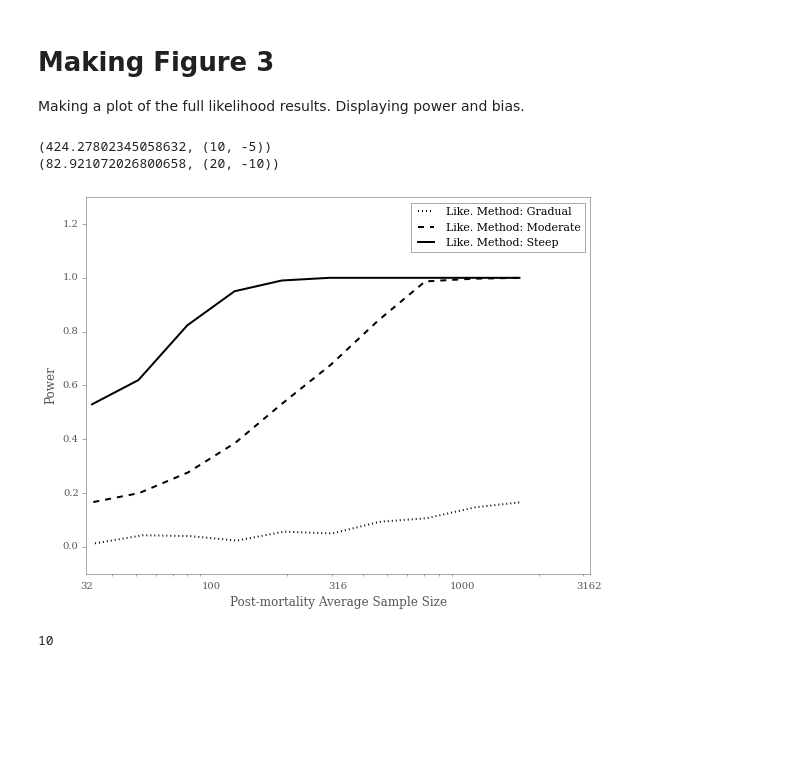
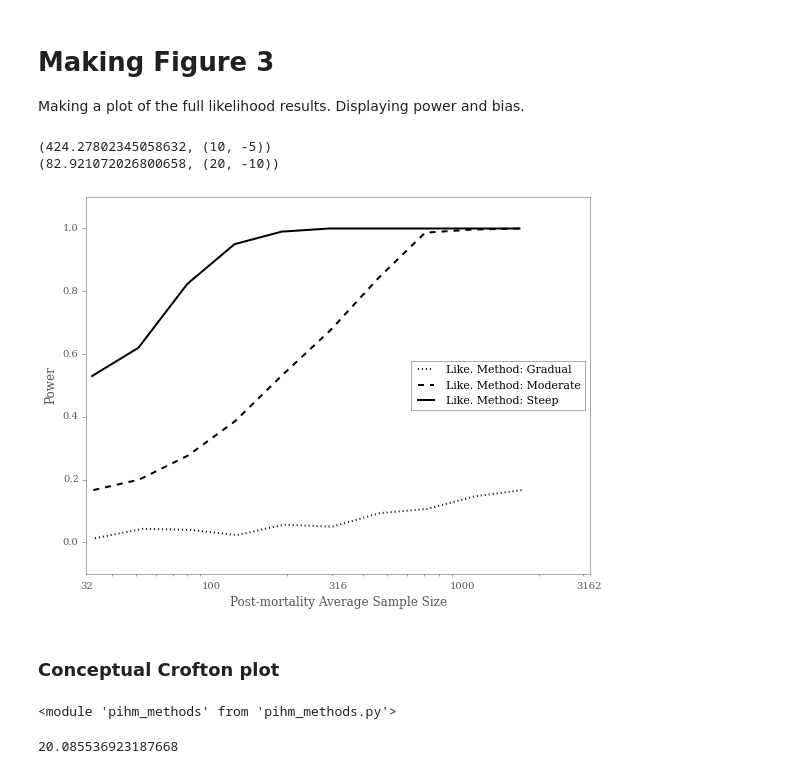
Before and after one commit to mqwilber/parasite_mortality, a Jupyter notebook: code/manuscript_plots.ipynb, the cells around one changed output. Saved outputs shown, nothing was run; the diff lists cells and outputs as text; code cells hidden in the pictures; blank space fills up the shorter version.

```diff
--- a/code/manuscript_plots.ipynb
+++ b/code/manuscript_plots.ipynb
@@ -373,7 +377,7 @@ colors = ["black", "grey", "green"]
 linestyle = [":", "--", "-"]
 ld50_descrip = ["Gradual", "Moderate", "Steep"]
 lm_color = "black"  # Likelihood method color
-am_color = "#E0E0E0"  # Adjei method color
+am_color = "#B8B8B8"  # Adjei method color
 
 params = ['a', 'ld50']
 pretty_params = ['$a$', '$LD_{50}$']
@@ -490,35 +494,35 @@ for i, param in enumerate(params):
             power_ax.plot(like_res.N, like_res.p, color=lm_color, ls=linestyle[j], label=like_label, lw=2)
             interp_fxn = interp1d(like_res.N, like_res.p)
             vals = np.linspace(np.min(like_res.N), np.max(like_res.N), 200)
 
             try:
                 gt = vals[interp_fxn(vals) > 0.8][0]
                 print (gt, ld50)
             except:
                 pass
 
 
         else:
             ld50_ax.plot(like_res.N, like_res.b, color=lm_color, ls=linestyle[j], label=like_label)
 
+#ld50_ax.legend(prop={"size" : 9})
+power_ax.legend(prop={"size" : 11}, loc="center right")
+power_ax.set_ylim(-0.1, 1.1)
 
+#power_ax.set_yticklabels([0] + list(np.linspace(0, 1, 6)))
 
-
-#ld50_ax.legend(prop={"size" : 9})
-power_ax.legend(prop={"size" : 11})
-power_ax.set_ylim(-0.1, 1.3)
 power_ax.set_xlim(32, 3200)
 
 power_ax.set_xscale('log')
 power_ax.set_xticks([10**1.5, 10**2, 10**2.5, 10**3, 10**3.5])
 power_ax.get_xaxis().set_major_formatter(matplotlib.ticker.ScalarFormatter())
 power_ax.tick_params(bottom=False)
 
 power_ax.set_xlabel("Post-mortality Average Sample Size")
 power_ax.set_ylabel("Power")
 plt.tight_layout()
 fig.savefig("../results/figure3_for_manuscript.pdf", dpi=300)
 # %% [output]
 (424.27802345058632, (10, -5))
 (82.921072026800658, (20, -10))
-[figure, old version]
+[figure, new version]
@@ -527,4 +529,7 @@ from scipy.interpolate import interp1d
-# %%
-len(like_res.N)
-# %% [output]
-10
+# %% [markdown]
+### Conceptual Crofton plot
+# %%
+import macroeco.models as mod
+reload(pm)
+# %% [output]
+<module 'pihm_methods' from 'pihm_methods.py'>
@@ -530,0 +546,4 @@ len(like_res.N)
+# %%
+exp(30 / 10.)
+# %% [output]
+20.085536923187668
```
Also changed, not shown: parts of 11 cells of this notebook, 21 other files.
